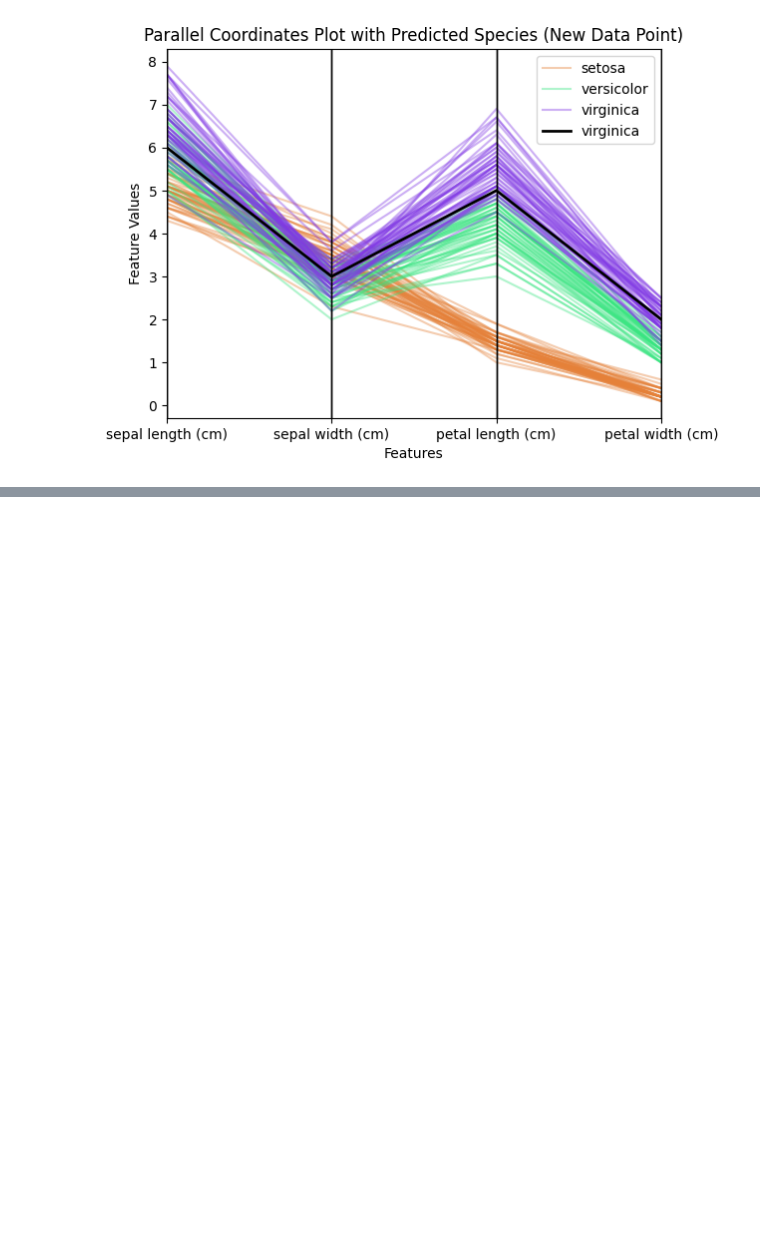
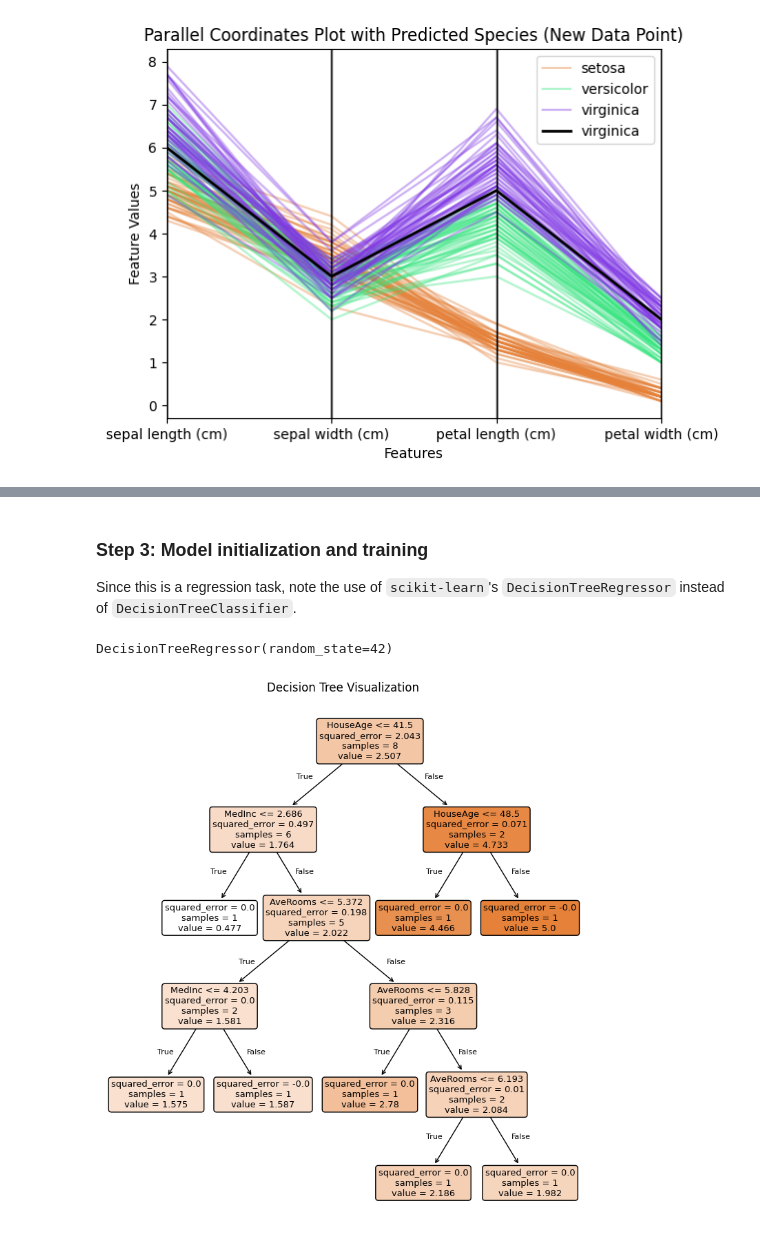
Before and after one commit to themarisolhernandez/ds-review-lessons, a Jupyter notebook: 07-decision-trees.ipynb, the cells around one changed output, grey strips where cells are left out. Saved outputs shown, nothing was run; the diff lists cells and outputs as text; code cells hidden in the pictures; blank space fills up the shorter version.

Commit message:
Added a simple decision tree regression example

```diff
--- a/07-decision-trees.ipynb
+++ b/07-decision-trees.ipynb
@@ -582,0 +628,4 @@ plt.show()
+# %%
+# Separate the features and target
+X = df.drop('MedianHouseValue', axis=1)
+X
@@ -582,0 +644,4 @@ plt.show()
+# %%
+# Separate the features and target
+y = df['MedianHouseValue']
+y
@@ -582,0 +662,9 @@ plt.show()
+# %%
+# Split the data into training and test sets
+X_train, X_test, y_train, y_test = train_test_split(X, y, test_size=0.2, random_state=42)
+
+# Display the shapes of the splits
+print("X_train shape:", X_train.shape)
+print("y_train shape:", y_train.shape)
+print("X_test shape:", X_test.shape)
+print("y_test shape:", y_test.shape)
@@ -582,0 +686,36 @@ plt.show()
+# %% [markdown]
+### Step 3: Model initialization and training
+Since this is a regression task, note the use of `scikit-learn`'s `DecisionTreeRegressor` instead of `DecisionTreeClassifier`.
+# %%
+model = DecisionTreeRegressor(random_state = 42)
+model.fit(X_train, y_train)
+# %% [output]
+DecisionTreeRegressor(random_state=42)
+# %%
+# Visualize the trained decision tree
+plt.figure(figsize=(9, 10))
+plot_tree(model, feature_names=X.columns, filled=True, rounded=True)
+plt.title("Decision Tree Visualization")
+
+# Get the axes of the plot
+ax = plt.gca()
+
+# Coordinates for True/False labels
+coords = [
+    (0.42, 0.85, 0.69, 0.85),
+    (0.24, 0.67, 0.42, 0.67),
+    (0.69, 0.67, 0.87, 0.67),
+    (0.30, 0.50, 0.61, 0.50),
+    (0.13, 0.33, 0.32, 0.33),
+    (0.58, 0.33, 0.76, 0.33),
+    (0.69, 0.17, 0.87, 0.17),
+]
+
+# Add True or False labels
+for x1, y1, x2, y2 in coords:
+    ax.text(x1, y1, 'True', color='black', fontsize=8, ha='center', va='center')
+    ax.text(x2, y2, 'False', color='black', fontsize=8, ha='center', va='center')
+
+plt.show()
+# %% [output]
+[figure, added]
```
Also changed, not shown: parts of 31 cells of this notebook, 2 other files.
